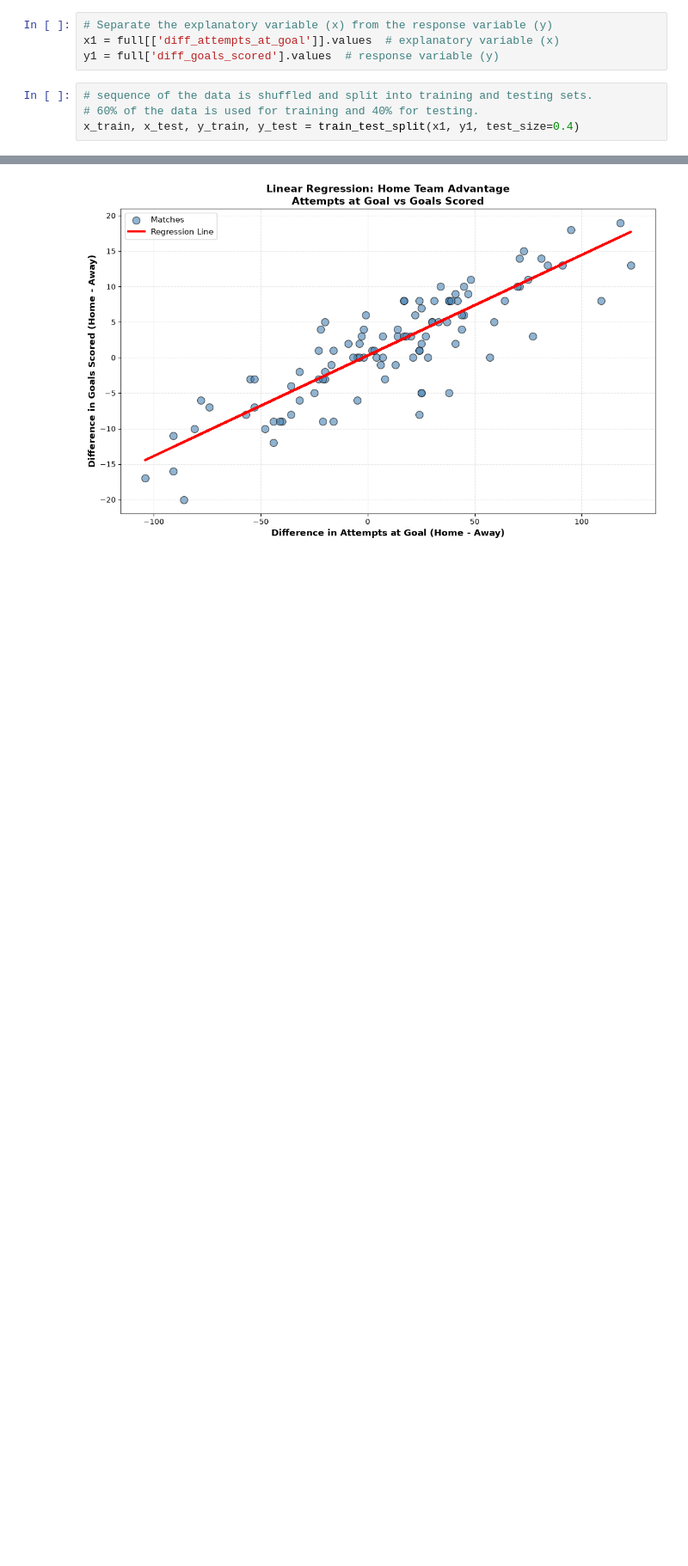
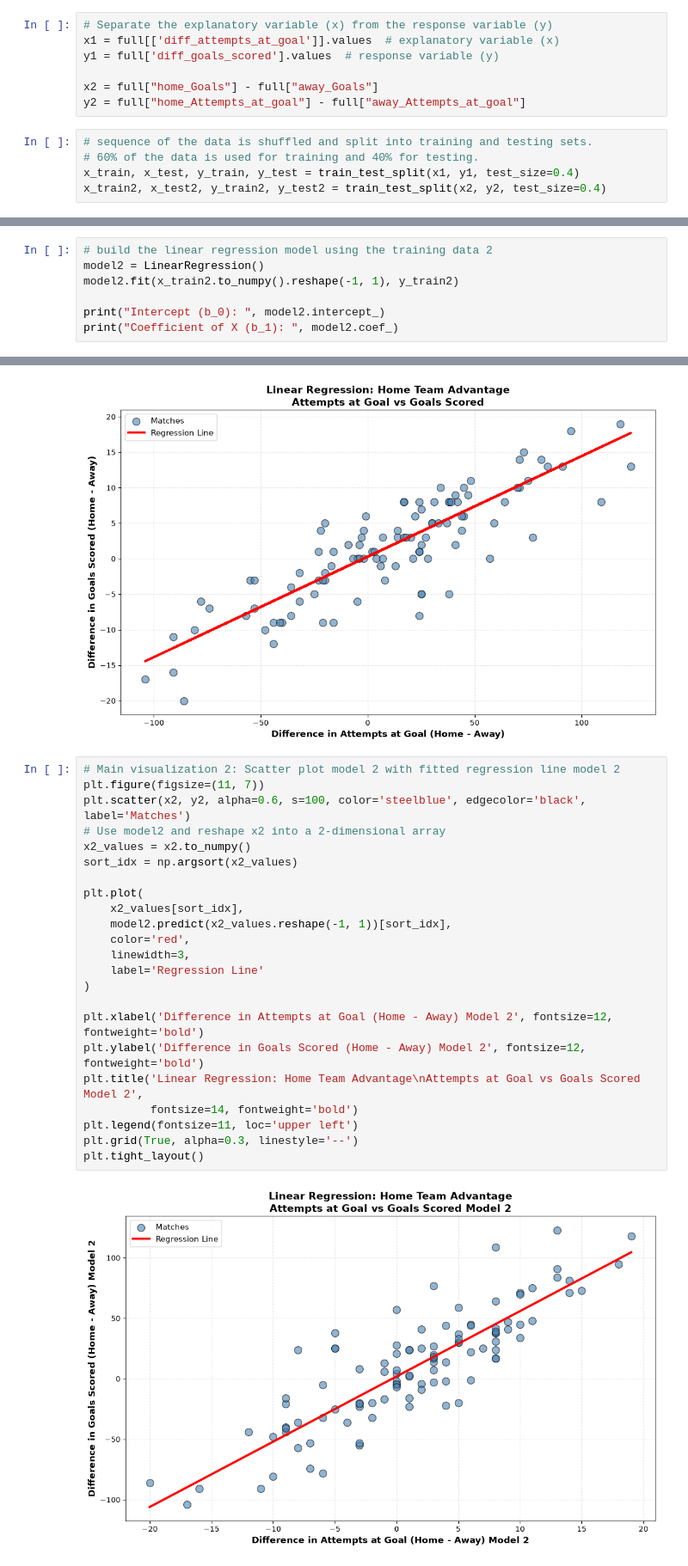
Before and after one commit to DanDooLoo/HIT140_Assessment-2_Group23, a Jupyter notebook: Objective3_Q2.1_Group23.ipynb, the cells around one changed output, grey strips where cells are left out. Shown at 86% size. Drawn from its saved outputs; the diff is of its cells as text; blank space fills up the shorter version.

Commit message:
run linear eregression on model set 2

```diff
--- a/Objective3_Q2.1_Group23.ipynb
+++ b/Objective3_Q2.1_Group23.ipynb
@@ -235,10 +235,14 @@ memory usage: 55.4 KB
 # Separate the explanatory variable (x) from the response variable (y)
 x1 = full[['diff_attempts_at_goal']].values  # explanatory variable (x)
 y1 = full['diff_goals_scored'].values  # response variable (y)
+
+x2 = full["home_Goals"] - full["away_Goals"]
+y2 = full["home_Attempts_at_goal"] - full["away_Attempts_at_goal"]
 # %%
 # sequence of the data is shuffled and split into training and testing sets.
 # 60% of the data is used for training and 40% for testing.
 x_train, x_test, y_train, y_test = train_test_split(x1, y1, test_size=0.4)
+x_train2, x_test2, y_train2, y_test2 = train_test_split(x2, y2, test_size=0.4)
 # %%
 # build the linear regression model using the training data
 model = LinearRegression()
@@ -249,3 +253,10 @@ print("Coefficient of X (b_1): ", model.coef_)
 # %% [output]
 Intercept (b_0):  0.29804909651805356
 Coefficient of X (b_1):  [0.14161251]
+# %%
+# build the linear regression model using the training data 2
+model2 = LinearRegression()
+model2.fit(x_train2.to_numpy().reshape(-1, 1), y_train2)
+
+print("Intercept (b_0): ", model2.intercept_)
+print("Coefficient of X (b_1): ", model2.coef_)
@@ -359,6 +468,31 @@ plt.grid(True, alpha=0.3, linestyle='--')
 plt.tight_layout()
 # %% [output]
 [figure]
+# %%
+# Main visualization 2: Scatter plot model 2 with fitted regression line model 2
+plt.figure(figsize=(11, 7))
+plt.scatter(x2, y2, alpha=0.6, s=100, color='steelblue', edgecolor='black', label='Matches')
+# Use model2 and reshape x2 into a 2-dimensional array
+x2_values = x2.to_numpy()
+sort_idx = np.argsort(x2_values)
+
+plt.plot(
+    x2_values[sort_idx],
+    model2.predict(x2_values.reshape(-1, 1))[sort_idx],
+    color='red',
+    linewidth=3,
+    label='Regression Line'
+)
+
+plt.xlabel('Difference in Attempts at Goal (Home - Away) Model 2', fontsize=12, fontweight='bold')
+plt.ylabel('Difference in Goals Scored (Home - Away) Model 2', fontsize=12, fontweight='bold')
+plt.title('Linear Regression: Home Team Advantage\nAttempts at Goal vs Goals Scored Model 2',
+          fontsize=14, fontweight='bold')
+plt.legend(fontsize=11, loc='upper left')
+plt.grid(True, alpha=0.3, linestyle='--')
+plt.tight_layout()
+# %% [output]
+[figure, added]
 # %%
 # Diagnostic plots to validate model assumptions
 from scipy import stats
```
Also changed, not shown: parts of 7 cells of this notebook.
